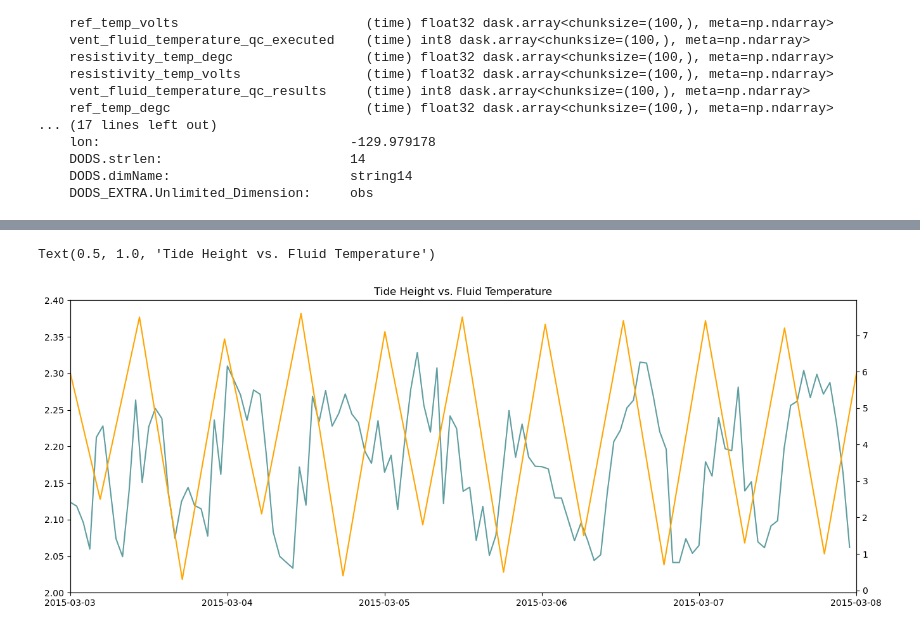
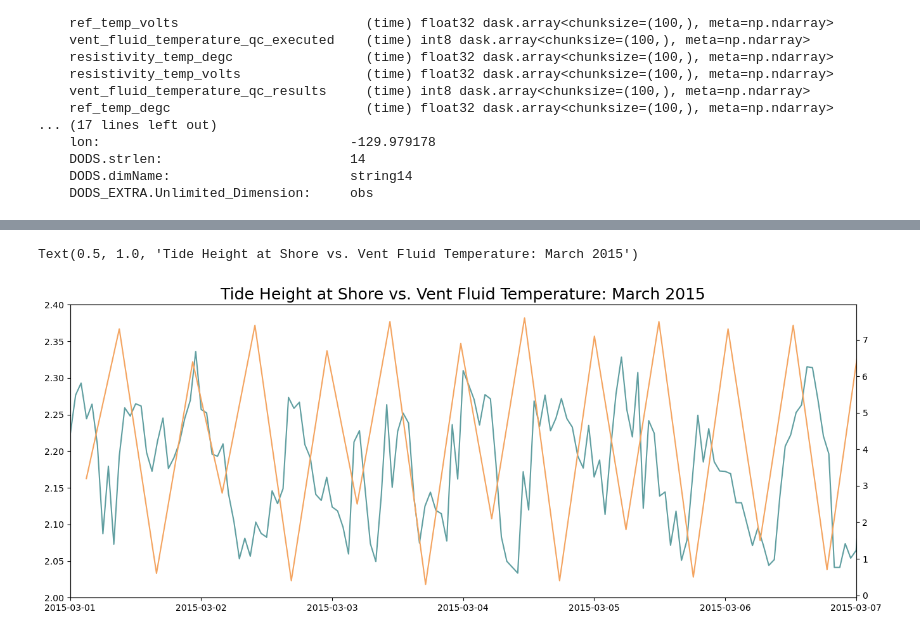
Before and after one commit to OCEAN-215-CLASS/Cameron.dalke.final, a Jupyter notebook: dalkec_final_project.ipynb, the cells around one changed output, grey strips where cells are left out. Cells and saved outputs as stored; diff of their text form; code cells hidden in the pictures.

```diff
--- a/dalkec_final_project.ipynb
+++ b/dalkec_final_project.ipynb
@@ -246,9 +259,9 @@ plt.close()
 vent_temp_resample = df['vent_fluid_temperature'].resample('H').mean()
 fig, axs = plt.subplots(figsize=(16, 6))
 axs.plot(vent_temp_resample, color='cadetblue')
-axs.set_xlim([datetime(2015,3,3), datetime(2015,3,8)])
+axs.set_xlim([datetime(2015,3,1), datetime(2015,3,7)])
 axs.set_ylim(2,2.4)
 axs2 = axs.twinx()
-axs2.plot(dates, heights, color='orange')
-plt.title('Tide Height vs. Fluid Temperature')
+axs2.plot(dates, heights, color='sandybrown')
+plt.title('Tide Height at Shore vs. Vent Fluid Temperature: March 2015', fontsize=18)
 # %% [output]
@@ -257,5 +270,5 @@ Wall time: 448 ms
-Text(0.5, 1.0, 'Tide Height vs. Fluid Temperature')
+Text(0.5, 1.0, 'Tide Height at Shore vs. Vent Fluid Temperature: March 2015')
-[figure, old version]
+[figure, new version]
 # %%
 pip install ephem
 # %% [output]
```
Also changed, not shown: parts of 17 cells of this notebook, 1 other file.
